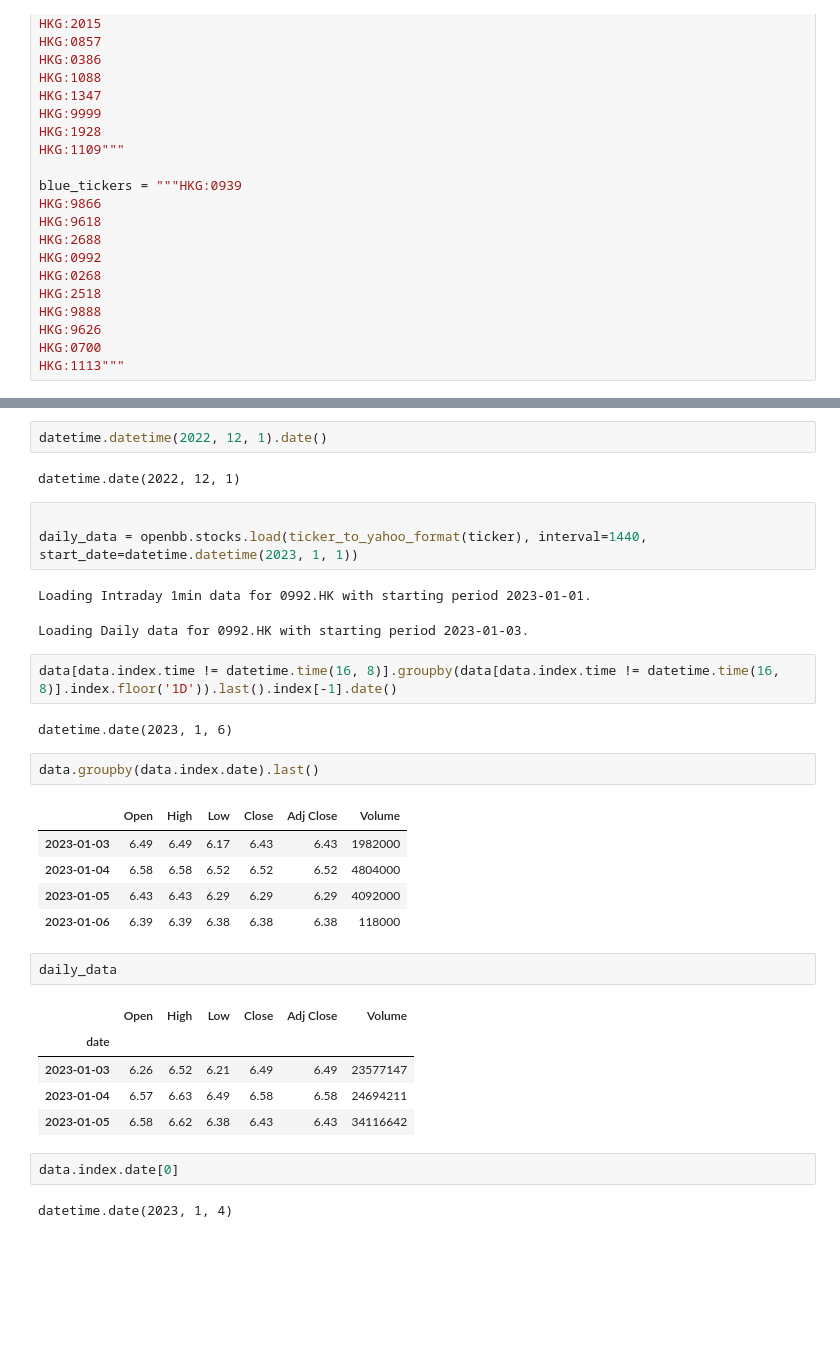
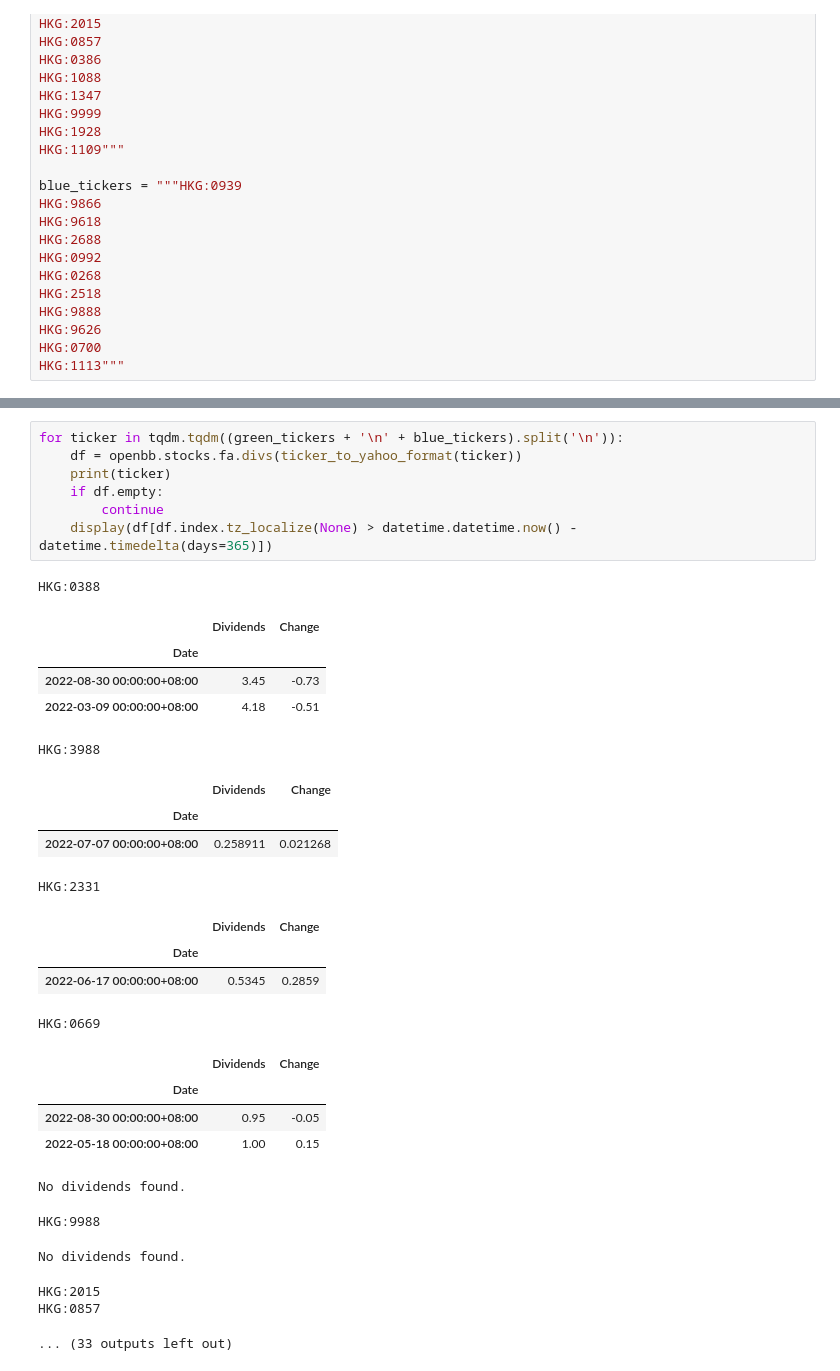
Before and after one commit to sysakm/investpack, a Jupyter notebook: entry.daily_stats.ipynb, the cells around one changed output, grey strips where cells are left out. Saved outputs shown, nothing was run; the diff lists cells and outputs as text; blank space fills up the shorter version.

```diff
--- a/entry.daily_stats.ipynb
+++ b/entry.daily_stats.ipynb
@@ -116,34 +148,32 @@ data['Close'].plot(ax=ax)
-# %%
-datetime.datetime(2022, 12, 1).date()
-# %% [output]
-datetime.date(2022, 12, 1)
-# %%
-
-daily_data = openbb.stocks.load(ticker_to_yahoo_format(ticker), interval=1440, start_date=datetime.datetime(2023, 1, 1))
-# %% [output]
-Loading Intraday 1min data for 0992.HK with starting period 2023-01-01.
-Loading Daily data for 0992.HK with starting period 2023-01-03.
-# %%
-data[data.index.time != datetime.time(16, 8)].groupby(data[data.index.time != datetime.time(16, 8)].index.floor('1D')).last().index[-1].date()
-# %% [output]
-datetime.date(2023, 1, 6)
-# %%
-data.groupby(data.index.date).last()
-# %% [output]
-|  | Open | High | Low | Close | Adj Close | Volume |
-| 2023-01-03 | 6.49 | 6.49 | 6.17 | 6.43 | 6.43 | 1982000 |
-| 2023-01-04 | 6.58 | 6.58 | 6.52 | 6.52 | 6.52 | 4804000 |
-| 2023-01-05 | 6.43 | 6.43 | 6.29 | 6.29 | 6.29 | 4092000 |
-| 2023-01-06 | 6.39 | 6.39 | 6.38 | 6.38 | 6.38 | 118000 |
-# %%
-daily_data
-# %% [output]
-|  | Open | High | Low | Close | Adj Close | Volume |
-| date |  |  |  |  |  |  |
-| 2023-01-03 | 6.26 | 6.52 | 6.21 | 6.49 | 6.49 | 23577147 |
-| 2023-01-04 | 6.57 | 6.63 | 6.49 | 6.58 | 6.58 | 24694211 |
-| 2023-01-05 | 6.58 | 6.62 | 6.38 | 6.43 | 6.43 | 34116642 |
-# %%
-data.index.date[0]
-# %% [output]
-datetime.date(2023, 1, 4)
+# %%
+for ticker in tqdm.tqdm((green_tickers + '\n' + blue_tickers).split('\n')):
+    df = openbb.stocks.fa.divs(ticker_to_yahoo_format(ticker))
+    print(ticker)
+    if df.empty:
+        continue
+    display(df[df.index.tz_localize(None) > datetime.datetime.now() - datetime.timedelta(days=365)])
+# %% [output]
+HKG:0388
+|  | Dividends | Change |
+| Date |  |  |
+| 2022-08-30 00:00:00+08:00 | 3.45 | -0.73 |
+| 2022-03-09 00:00:00+08:00 | 4.18 | -0.51 |
+HKG:3988
+|  | Dividends | Change |
+| Date |  |  |
+| 2022-07-07 00:00:00+08:00 | 0.258911 | 0.021268 |
+HKG:2331
+|  | Dividends | Change |
+| Date |  |  |
+| 2022-06-17 00:00:00+08:00 | 0.5345 | 0.2859 |
+HKG:0669
+|  | Dividends | Change |
+| Date |  |  |
+| 2022-08-30 00:00:00+08:00 | 0.95 | -0.05 |
+| 2022-05-18 00:00:00+08:00 | 1.00 | 0.15 |
+No dividends found.
+HKG:9988
+No dividends found.
+HKG:2015
+HKG:0857
+... (33 outputs left out)
```
Also changed, not shown: parts of 8 cells of this notebook, 3 other files.
